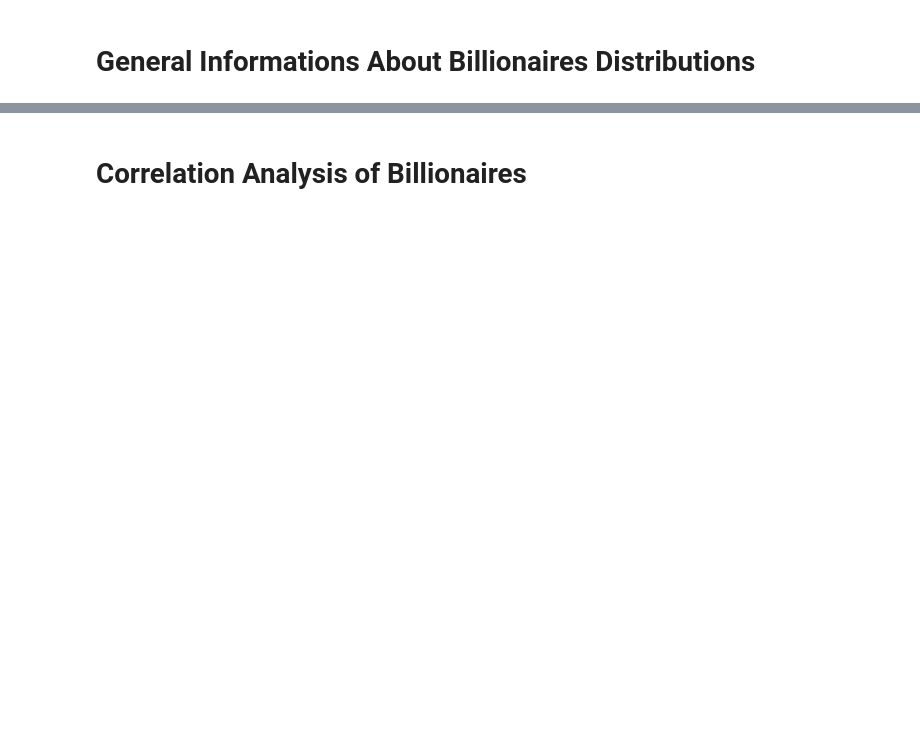
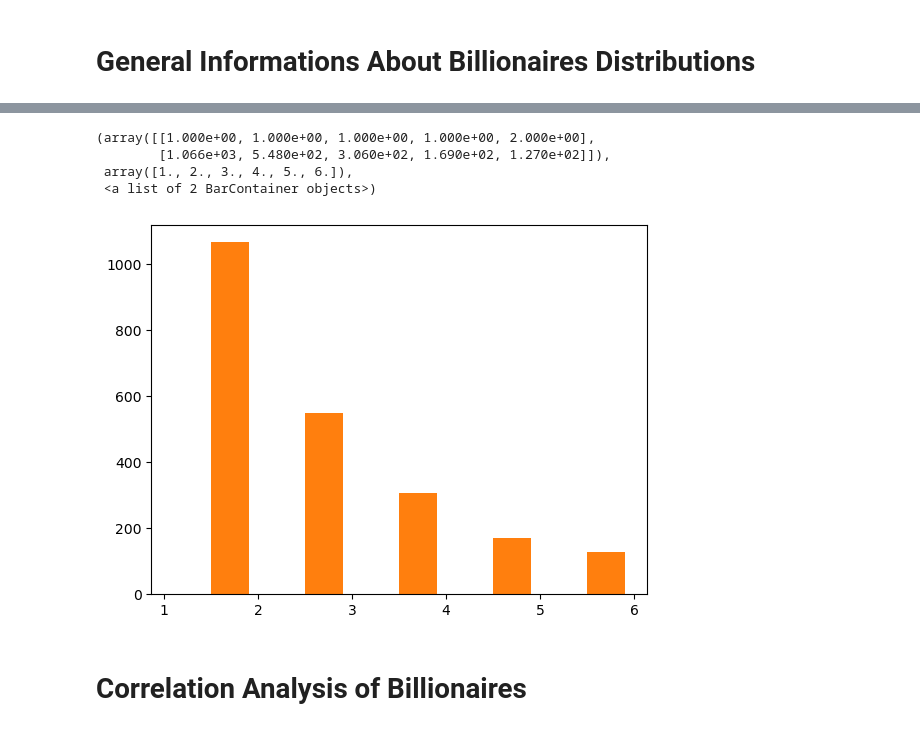
Before and after one commit to gialiubc/project_1, a Jupyter notebook: who_are_the_billionaires.ipynb, the cells around one changed output, grey strips where cells are left out. Saved outputs shown, nothing was run; the diff lists cells and outputs as text; code cells hidden in the pictures; blank space fills up the shorter version.

Commit message:
first graph corr

```diff
--- a/who_are_the_billionaires.ipynb
+++ b/who_are_the_billionaires.ipynb
@@ -49,0 +110,3 @@ array(['Hong Kong', 'Monaco', nan, 'Uzbekistan', 'Taiwan',
+# %%
+# Fill in null country with country of citizenship
+full_df['country'].fillna(full_df['countryOfCitizenship'], inplace=True)
@@ -99,0 +206,38 @@ full_df = data_df[['rank', 'finalWorth', 'category', 'personName', 'age', 'count
+# %%
+# Find the missing values for life_expectancy_country
+missing_life = {'country':['Hong Kong', 'Monaco', 'Germany', 'Taiwan', 'Eswatini (Swaziland)',
+       'India', 'Bahamas', 'Cayman Islands', 'United Kingdom', 'Bermuda',
+       'British Virgin Islands', 'Mexico', 'Belgium', 'Ireland', 'Italy',
+       'Guernsey', 'France', 'Turks and Caicos Islands', 'Czech Republic',
+       'United States', 'South Korea', 'Peru', 'Andorra', 'Malaysia',
+       'Austria', 'Panama', 'Japan'],
+              'life_expectancy_country': [85.4, 89.5, 80.9, 81.0, 59.7, 69.4, 72.7, 82.2, 81.3,
+                                          82.1, 75.9, 75.0, 81.6, 82.2, 82.9, 82.9, 82.5, 75,79,
+                                          78.5, 82.6, 76.5, 81.2, 76, 81.6, 76.7, 84.2]}
+
+# Fill in null life_expectancy_country with real-time value
+counter = 0
+for i in missing_life['country']:
+    for index, row in full_df.iterrows():
+        if (row["country"]==i):
+            full_df.at[index, "life_expectancy_country"] = missing_life['life_expectancy_country'][counter]
+    counter = counter + 1
+# %%
+# Find the missing values for population_country
+missing_population = {'country':['Hong Kong', 'Germany', 'Taiwan', 'Eswatini (Swaziland)', 'India',
+       'Bahamas', 'Cayman Islands', 'United Kingdom', 'Bermuda',
+       'British Virgin Islands', 'Mexico', 'Belgium', 'Ireland', 'Italy',
+       'Guernsey', 'France', 'Turks and Caicos Islands', 'Czech Republic',
+       'United States', 'South Korea', 'Peru', 'Malaysia', 'Austria',
+       'Panama', 'Japan'],
+              'population_country': [7.4, 8.3, 23.6, 1.2, 136.6, 0.04, 0.006, 6.7, 0.006, 0.003,
+                                    12.6, 1.1, 5.0, 6.0, 0.006, 6.7, 0.005, 1.1, 32.8, 5.2, 3.3,
+                                    3.2, 0.9, 4.4, 12.6 ]}
+
+# Fill in null population_country with real-time value
+counter = 0
+for i in missing_population['country']:
+    for index, row in full_df.iterrows():
+        if (row["country"]==i):
+            full_df.at[index, "population_country"] = missing_population['population_country'][counter]
+    counter = counter + 1
@@ -102,9 +282,18 @@ full_df = data_df[['rank', 'finalWorth', 'category', 'personName', 'age', 'count
 # %%
 # Gender demographic of billionaires
 
 # Gender proportion pie chart
 
 # Gender with rank and wealth
+solodf = full_df.loc[:,['rank','finalWorth']]
+bins = [1,2,3,4,5,6]
+plt.hist(solodf, bins = bins)
+# %% [output]
+(array([[1.000e+00, 1.000e+00, 1.000e+00, 1.000e+00, 2.000e+00],
+        [1.066e+03, 5.480e+02, 3.060e+02, 1.690e+02, 1.270e+02]]),
+ array([1., 2., 3., 4., 5., 6.]),
+ <a list of 2 BarContainer objects>)
+[figure, added]
 # %%
 # Age distribution of billionaires by gender
 
```
Also changed, not shown: parts of 24 cells of this notebook.
